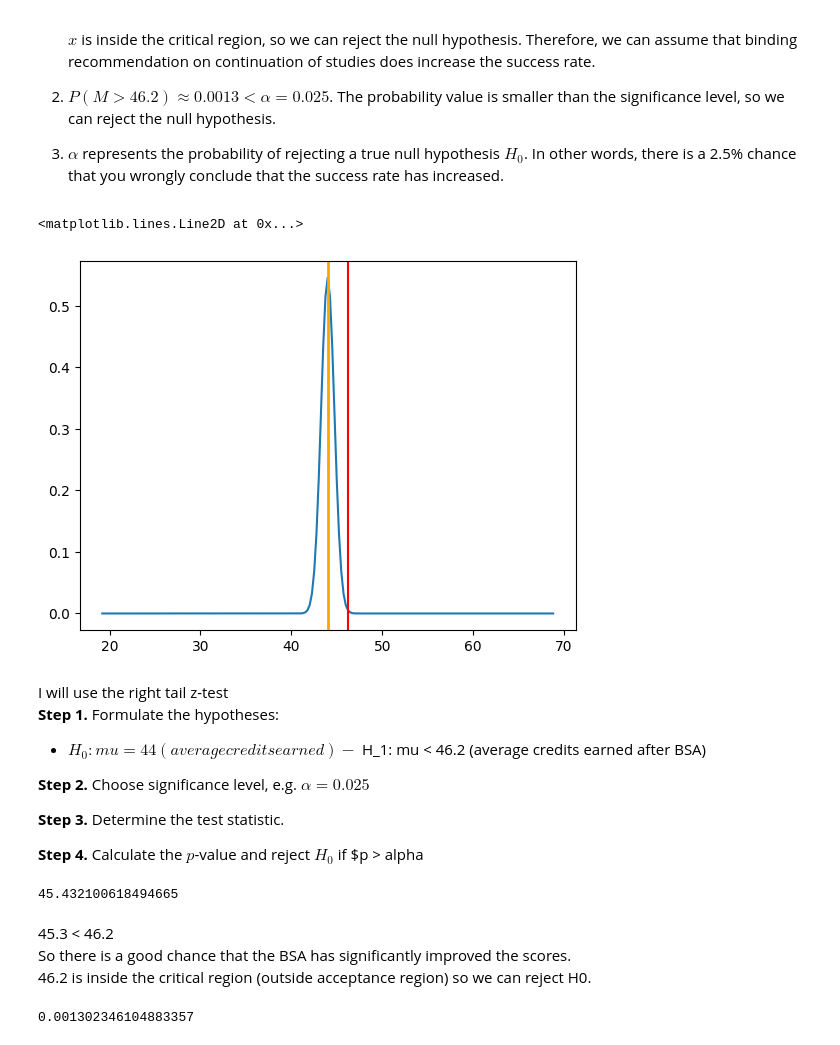
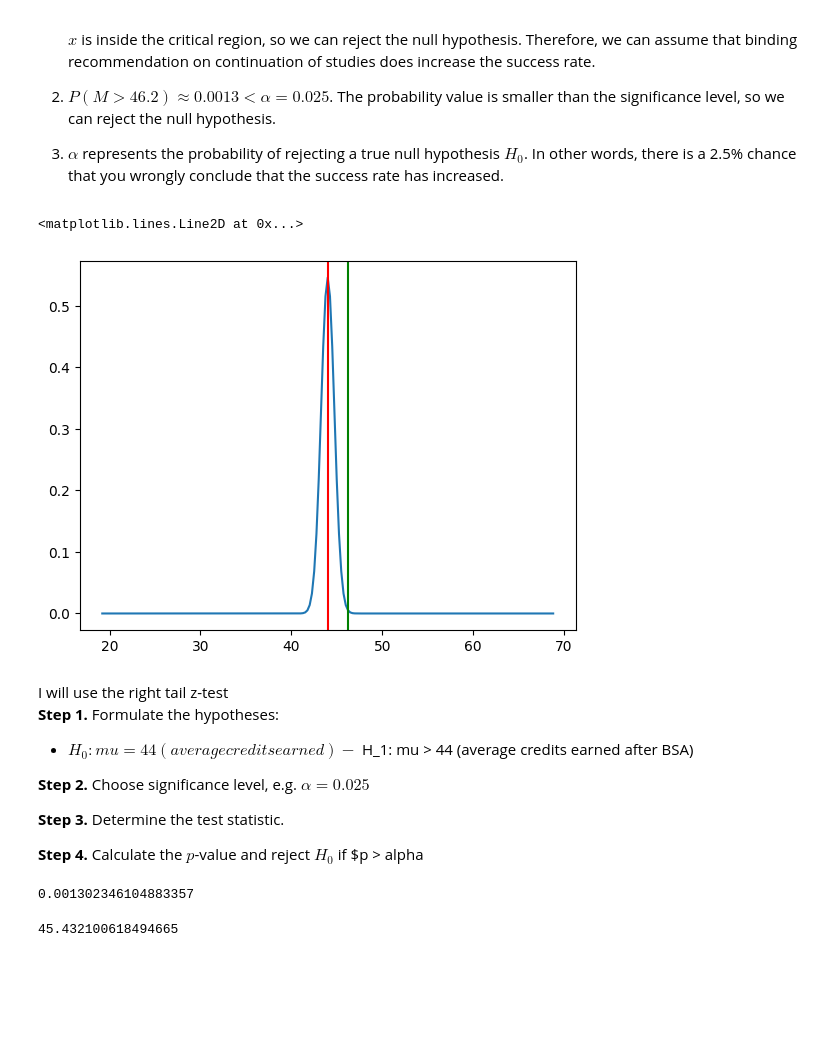
Before and after one commit to Wietse-VandeVelde/dsai-labs, a Jupyter notebook: 3-central-limit-testing/lab-3.04-hypothesis-testing.ipynb, the cells around one changed output. Saved outputs shown, nothing was run; the diff lists cells and outputs as text; code cells hidden in the pictures; blank space fills up the shorter version.

```diff
--- a/3-central-limit-testing/lab-3.04-hypothesis-testing.ipynb
+++ b/3-central-limit-testing/lab-3.04-hypothesis-testing.ipynb
@@ -324,33 +368,38 @@ It is being said that introducing a “binding recommendation on continuation of
 2. $P(M > 46.2) \approx 0.0013 < \alpha = 0.025$. The probability value is smaller than the significance level, so we can reject the null hypothesis.
 3. $\alpha$ represents the probability of rejecting a true null hypothesis $H_0$. In other words, there is a 2.5% chance that you wrongly conclude that the success rate has increased.
 # %%
-mu = 44
-sigma = 6.2
-mu_sample = 46.2
+m = 44
+s = 6.2
+
 n = 72
+m_s = 46.2
 alpha = 0.025
 # %%
-dist_x = np.linspace(mu - 4 * sigma, mu + 4 * sigma, num=201)
-dist_y = stats.norm.pdf(dist_x, loc=mu, scale=sigma/np.sqrt(n))
+dist_x = np.linspace(m - 4 * s, m + 4 * s, 201)
+dist_y = stats.norm.pdf(dist_x, loc=m, scale=s/np.sqrt(n))
 
 fig, dplot = plt.subplots(1, 1)
-
 dplot.plot(dist_x, dist_y)
-dplot.axvline(mu, color='orange', lw=2)
-dplot.axvline(mu_sample, color='red')
+dplot.axvline(m, color='red')
+dplot.axvline(m_s, color='green')
 # %% [output]
 <matplotlib.lines.Line2D at 0x...>
-[figure, old version]
+[figure, new version]
 # %% [markdown]
 I will use the right tail z-test
 **Step 1.** Formulate the hypotheses:
 
 - $H_0: mu  = 44 (average credits earned)
-- $H_1: mu < 46.2 (average credits earned after BSA)
+- $H_1: mu > 44 (average credits earned after BSA)
 
 **Step 2.** Choose significance level, e.g. $\alpha = 0.025$
 
 **Step 3.** Determine the test statistic.
 
 **Step 4.** Calculate the $p$-value and reject $H_0$ if $p > alpha
+# %%
+p = stats.norm.sf(m_s, loc=m, scale=s/np.sqrt(n))
+print(p)
+# %% [output]
+0.001302346104883357
 # %%
@@ -358,12 +407,3 @@ g = stats.norm.isf(alpha, loc=mu, scale=sigma/np.sqrt(n))
 print(g)
 # %% [output]
 45.432100618494665
-# %% [markdown]
-45.3 < 46.2
-So there is a good chance that the BSA has significantly improved the scores.
-46.2 is inside the critical region (outside acceptance region) so we can reject H0.
-# %%
-p = stats.norm.sf(mu_sample, loc=mu, scale=sigma/np.sqrt(n))
-print(p)
-# %% [output]
-0.001302346104883357
```
Also changed, not shown: parts of 31 cells of this notebook, 9 other files.
